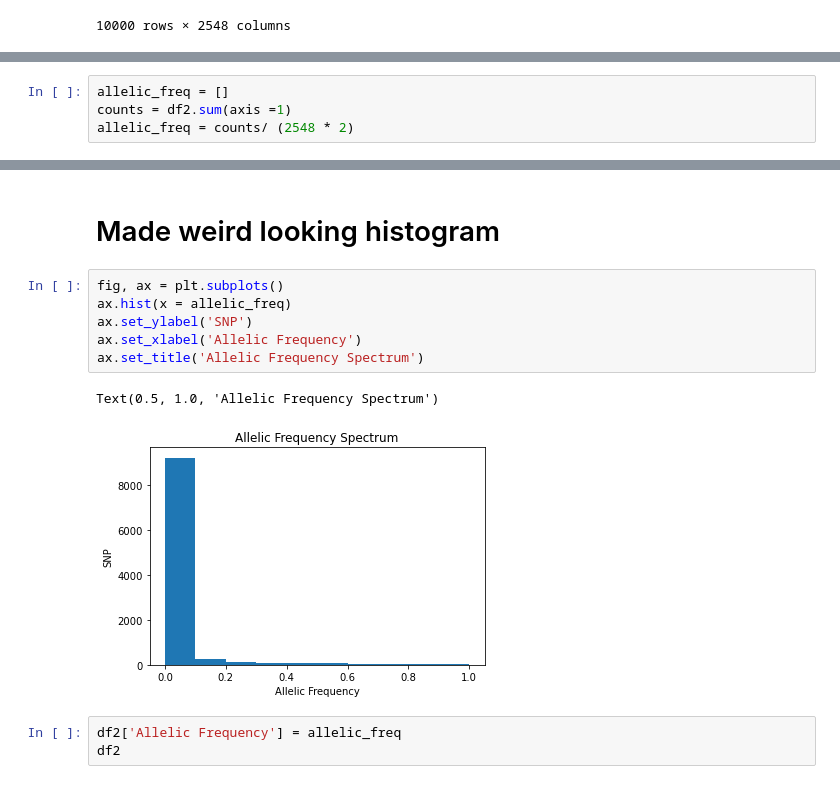
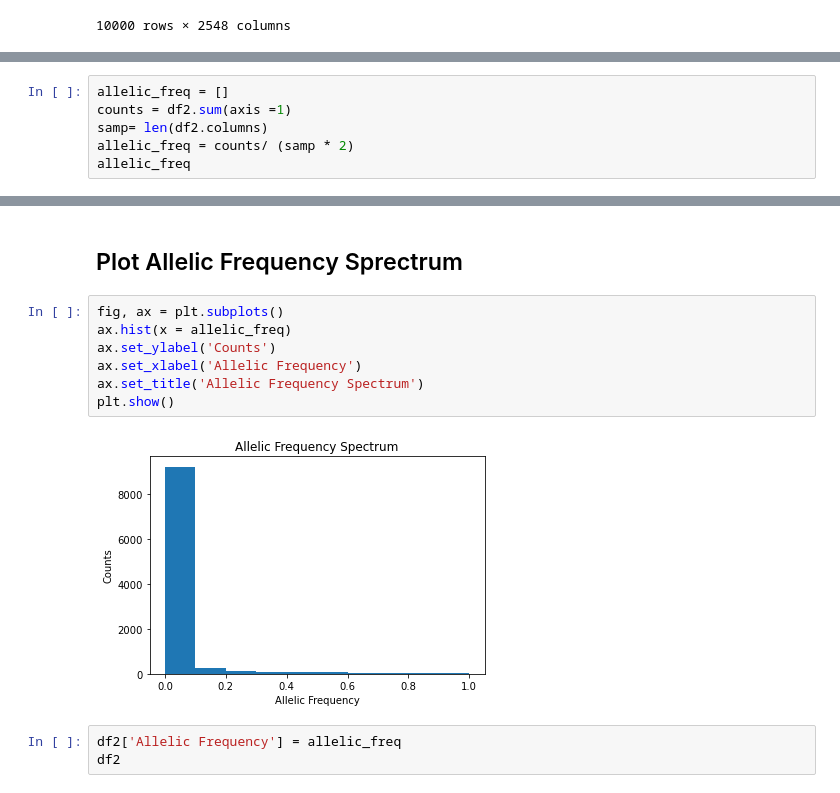
Before and after one commit to GiannaTricola/qbb2020-answers, a Jupyter notebook: day2-HW/Day2- HW.ipynb, the cells around one changed output, grey strips where cells are left out. Saved outputs shown, nothing was run; the diff lists cells and outputs as text.

```diff
--- a/day2-HW/Day2- HW.ipynb
+++ b/day2-HW/Day2- HW.ipynb
@@ -43,4 +43,6 @@ df2
 # %%
 allelic_freq = []
 counts = df2.sum(axis =1)
-allelic_freq = counts/ (2548 * 2)
+samp= len(df2.columns)
+allelic_freq = counts/ (samp * 2)
+allelic_freq
@@ -47,14 +62,14 @@ allelic_freq = counts/ (2548 * 2)
-# %% [markdown]
-# Made weird looking histogram
+# %% [markdown]
+## Plot Allelic Frequency Sprectrum
 # %%
 fig, ax = plt.subplots()
 ax.hist(x = allelic_freq)
-ax.set_ylabel('SNP')
+ax.set_ylabel('Counts')
 ax.set_xlabel('Allelic Frequency')
 ax.set_title('Allelic Frequency Spectrum')
+plt.show()
 # %% [output]
-Text(0.5, 1.0, 'Allelic Frequency Spectrum')
-[figure, old version]
+[figure, new version]
 # %%
 df2['Allelic Frequency'] = allelic_freq
 df2
```
Also changed, not shown: parts of 17 cells of this notebook.
